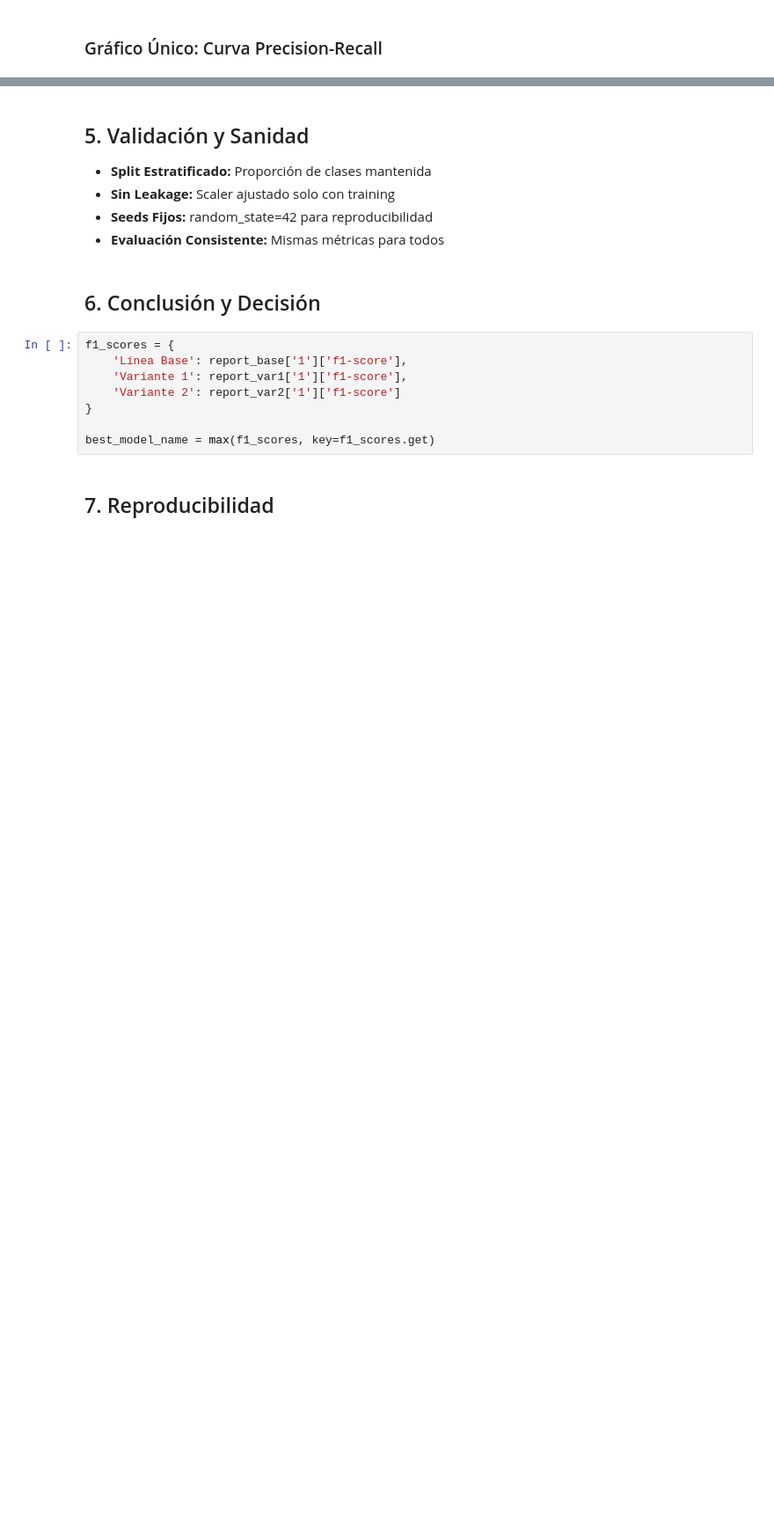
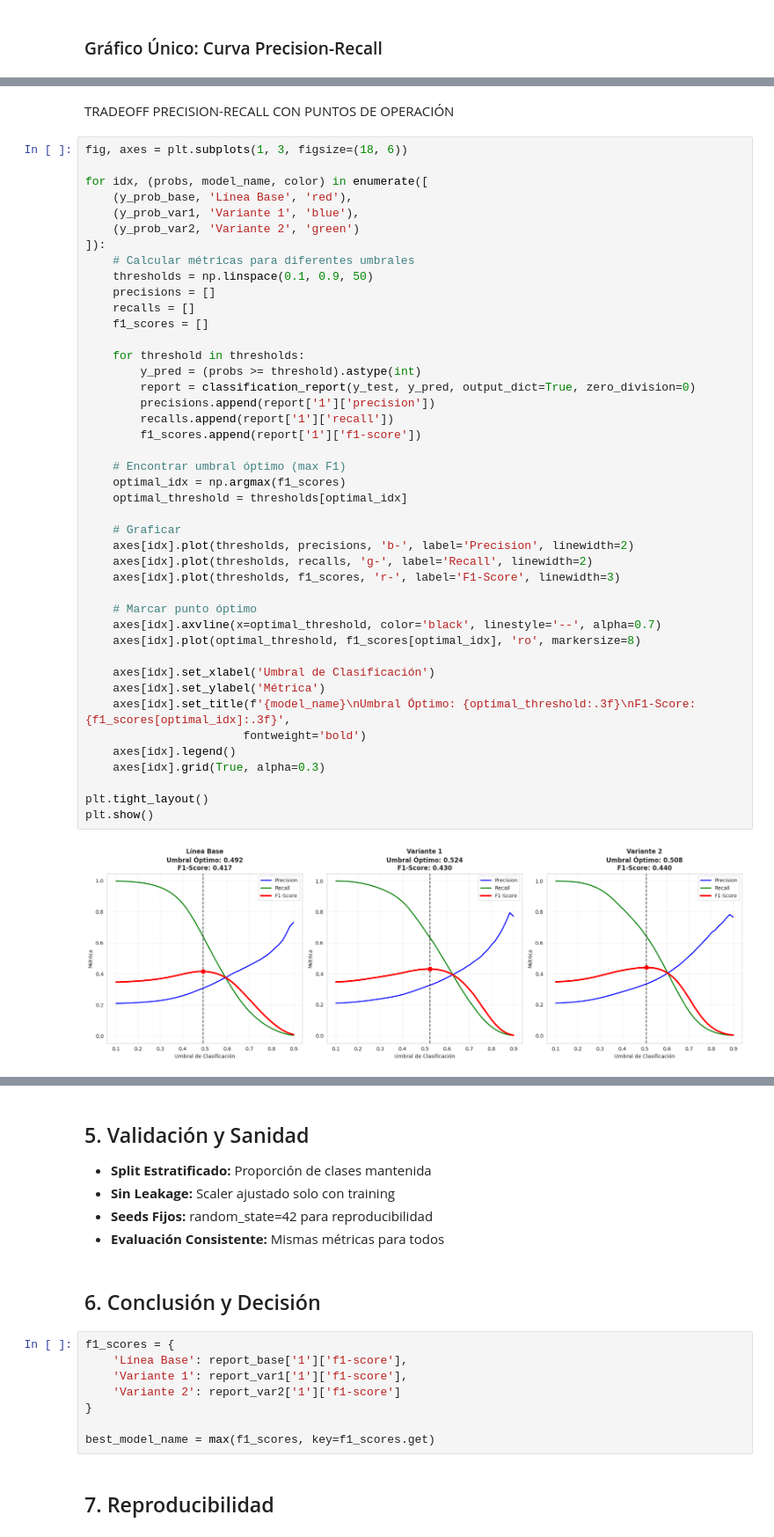
Before and after one commit to fernandobeyond/Tesis_MIA2025-2, a Jupyter notebook: notebooks/notebook_ddos_v4.ipynb, the cells around one changed output, grey strips where cells are left out. Shown at 88% size. Cells and saved outputs as stored; diff of their text form; blank space fills up the shorter version.

```diff
--- a/notebooks/notebook_ddos_v4.ipynb
+++ b/notebooks/notebook_ddos_v4.ipynb
@@ -391,0 +430,47 @@ plt.show()
+# %% [markdown]
+TRADEOFF PRECISION-RECALL CON PUNTOS DE OPERACIÓN
+# %%
+fig, axes = plt.subplots(1, 3, figsize=(18, 6))
+
+for idx, (probs, model_name, color) in enumerate([
+    (y_prob_base, 'Línea Base', 'red'),
+    (y_prob_var1, 'Variante 1', 'blue'),
+    (y_prob_var2, 'Variante 2', 'green')
+]):
+    # Calcular métricas para diferentes umbrales
+    thresholds = np.linspace(0.1, 0.9, 50)
+    precisions = []
+    recalls = []
+    f1_scores = []
+
+    for threshold in thresholds:
+        y_pred = (probs >= threshold).astype(int)
+        report = classification_report(y_test, y_pred, output_dict=True, zero_division=0)
+        precisions.append(report['1']['precision'])
+        recalls.append(report['1']['recall'])
+        f1_scores.append(report['1']['f1-score'])
+
+    # Encontrar umbral óptimo (max F1)
+    optimal_idx = np.argmax(f1_scores)
+    optimal_threshold = thresholds[optimal_idx]
+
+    # Graficar
+    axes[idx].plot(thresholds, precisions, 'b-', label='Precision', linewidth=2)
+    axes[idx].plot(thresholds, recalls, 'g-', label='Recall', linewidth=2)
+    axes[idx].plot(thresholds, f1_scores, 'r-', label='F1-Score', linewidth=3)
+
+    # Marcar punto óptimo
+    axes[idx].axvline(x=optimal_threshold, color='black', linestyle='--', alpha=0.7)
+    axes[idx].plot(optimal_threshold, f1_scores[optimal_idx], 'ro', markersize=8)
+
+    axes[idx].set_xlabel('Umbral de Clasificación')
+    axes[idx].set_ylabel('Métrica')
+    axes[idx].set_title(f'{model_name}\nUmbral Óptimo: {optimal_threshold:.3f}\nF1-Score: {f1_scores[optimal_idx]:.3f}',
+                       fontweight='bold')
+    axes[idx].legend()
+    axes[idx].grid(True, alpha=0.3)
+
+plt.tight_layout()
+plt.show()
+# %% [output]
+[figure, added]
```
Also changed, not shown: parts of 26 cells of this notebook.
